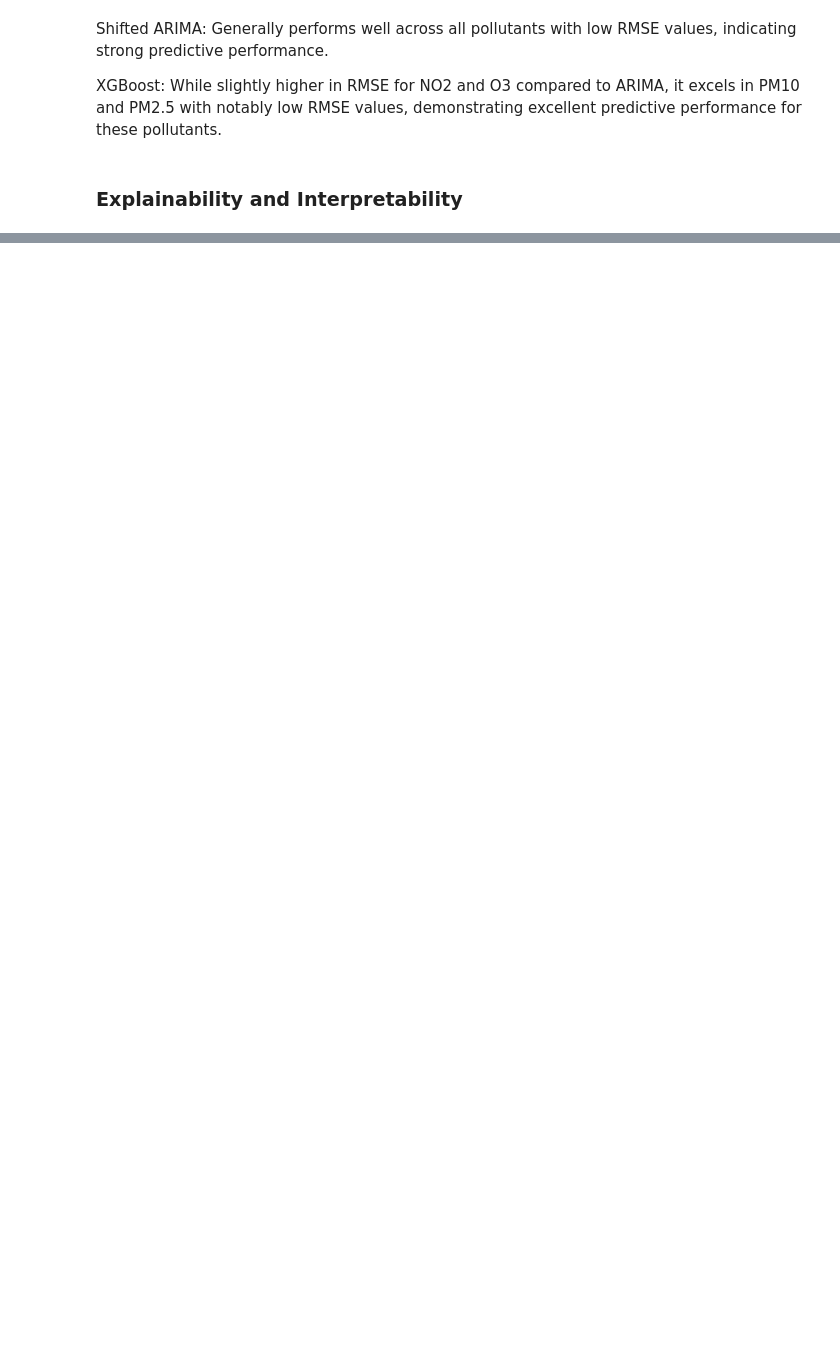
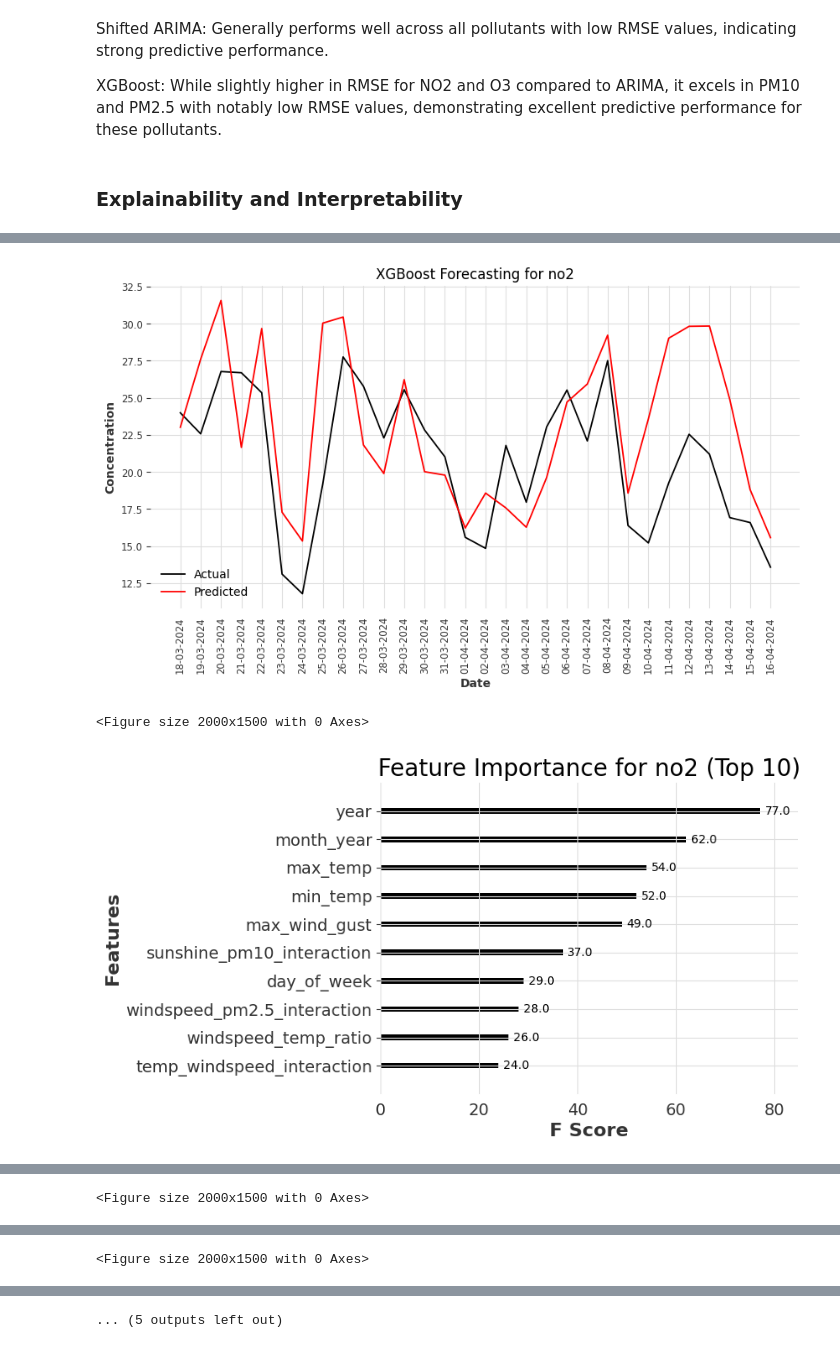
Before and after one commit to markuskuehnle/ulm-air-quality, a Jupyter notebook: notebooks/06_time_series_forecast.ipynb, the cells around one changed output, grey strips where cells are left out. Cells and saved outputs as stored; diff of their text form; code cells hidden in the pictures; blank space fills up the shorter version.

```diff
--- a/notebooks/06_time_series_forecast.ipynb
+++ b/notebooks/06_time_series_forecast.ipynb
@@ -834,0 +668,4 @@ for pollutant, info in results.items():
+# %%
+data_path = '../data/transformed/timeseries_data.csv'
+df = pd.read_csv(data_path)
+df.head()
@@ -834,0 +680,40 @@ for pollutant, info in results.items():
+# %%
+# Convert 'timestamp' to datetime
+df['date'] = pd.to_datetime(df['date'])
+
+# Convert 'timestamp' to 'dd-mm-YYYY' format and set as index
+df['date'] = df['date'].dt.strftime('%d-%m-%Y')
+df.set_index('date', inplace=True)
+
+pollutants = ['no2', 'o3', 'pm10', 'pm2.5']
+features = df.columns.difference(pollutants)
+
+# Best parameters for each pollutant
+best_params_dict = {
+    'no2': {'subsample': 0.6, 'n_estimators': 100, 'min_child_weight': 5, 'max_depth': 3, 'learning_rate': 0.1, 'colsample_bytree': 0.8},
+    'o3': {'subsample': 0.6, 'n_estimators': 500, 'min_child_weight': 5, 'max_depth': 7, 'learning_rate': 0.01, 'colsample_bytree': 0.6},
+    'pm10': {'subsample': 0.6, 'n_estimators': 100, 'min_child_weight': 5, 'max_depth': 3, 'learning_rate': 0.1, 'colsample_bytree': 0.8},
+    'pm2.5': {'subsample': 0.8, 'n_estimators': 300, 'min_child_weight': 3, 'max_depth': 7, 'learning_rate': 0.1, 'colsample_bytree': 0.6}
+}
+
+# Prepare data
+train_scaled, validation_scaled, test_scaled, scalers, valid_features = prepare_data(df, pollutants, features)
+
+results = {}
+
+# Train models and perform inference
+for pollutant in pollutants:
+    model = train_model(pollutant, train_scaled, validation_scaled, valid_features, best_params_dict[pollutant])
+    rmse, predictions = inference(model, test_scaled, scalers, pollutant, valid_features)
+    results[pollutant] = {'rmse': rmse, 'model': model, 'predictions': predictions}
+    plot_feature_importance(model, pollutant)
+    plot_shap_values(model, test_scaled, valid_features, pollutant)
+
+# Display RMSE for each pollutant
+print("Root Mean Squared Error (RMSE) for each pollutant:")
+for pollutant, info in results.items():
+    print(f'{pollutant}: {info["rmse"]}')
+# %% [output]
+[figure, added]
+<Figure size 2000x1500 with 0 Axes>
+[figure, added]
@@ -834,0 +722 @@ for pollutant, info in results.items():
+<Figure size 2000x1500 with 0 Axes>
@@ -834,0 +726 @@ for pollutant, info in results.items():
+<Figure size 2000x1500 with 0 Axes>
@@ -834,0 +729 @@ for pollutant, info in results.items():
+... (5 outputs left out)
```
Also changed, not shown: parts of 9 cells of this notebook.
